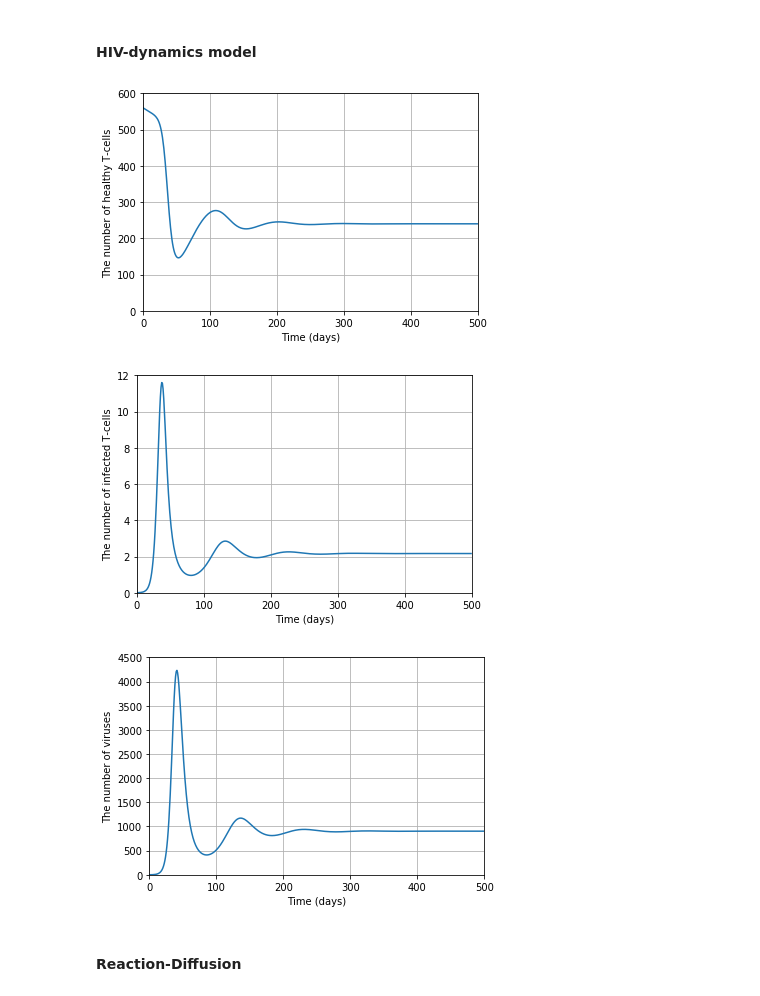
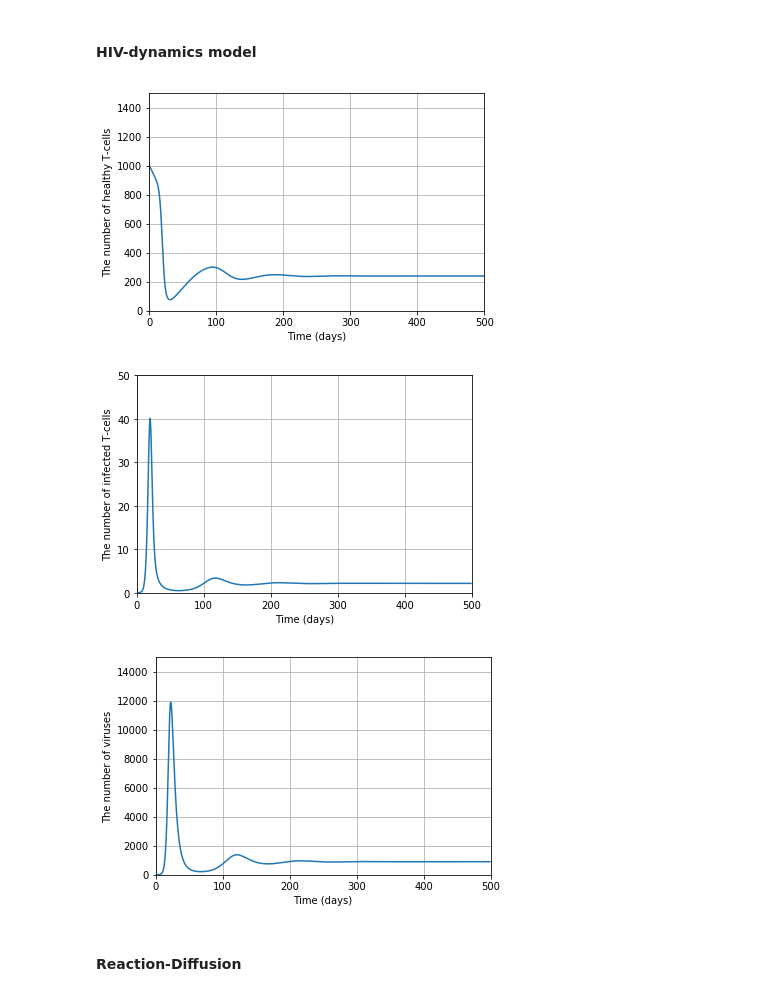
Before and after one commit to zthurman/fizzpy, a Jupyter notebook: Notebooks/Tensorflow/Nonlinear Dynamics.ipynb, the cells around one changed output. Saved outputs shown, nothing was run; the diff lists cells and outputs as text; code cells hidden in the pictures.

```diff
--- a/Notebooks/Tensorflow/Nonlinear Dynamics.ipynb
+++ b/Notebooks/Tensorflow/Nonlinear Dynamics.ipynb
@@ -78,40 +78,40 @@ s = 10
 d = 0.02
 u1 = 0.24
 u2 = 2.4
 beta = 2.4e-5
 k = 100
-inits = [560, 0, 1]
+inits = [1000, 0, 1]
 
 # HIV-dynamics model - branching out into other third order biological systems
 
 def hiv_dynamics(state, t):
     x1, x2, x3 = tf.unstack(state)
     dx1 = -d*x1 - beta*x1*x3 + s
     dx2 = -u2*x2 + beta*x1*x3
     dx3 = k*x2 - u1*x3
     return tf.stack([dx1, dx2, dx3])
 
 # Session Definition
 
 sess = tf.Session()
 state, info = sess.run(hp.generate_odesolution(hiv_dynamics, inits, t0=0, tfinal=500, n=500))
 x, y, z = state.T
 
 # Plot the things
 
-hp.plotface(x, xlim=[0, 500], ylim=[0, 600],
+hp.plotface(x, xlim=[0, 500], ylim=[0, 1500],
             xlabel='Time (days)', ylabel='The number of healthy T-cells',
             grid=1)
-hp.plotface(y, xlim=[0, 500], ylim=[0, 12],
+hp.plotface(y, xlim=[0, 500], ylim=[0, 50],
             xlabel='Time (days)', ylabel='The number of infected T-cells',
             grid=1)
-hp.plotface(z, xlim=[0, 500], ylim=[0, 4500],
+hp.plotface(z, xlim=[0, 500], ylim=[0, 15000],
             xlabel='Time (days)', ylabel='The number of viruses',
             grid=1)
 # %% [output]
-[figure, old version]
+[figure, new version]
-[figure, old version]
+[figure, new version]
-[figure, old version]
+[figure, new version]
 # %% [markdown]
 #### Reaction-Diffusion
 # %%
```
